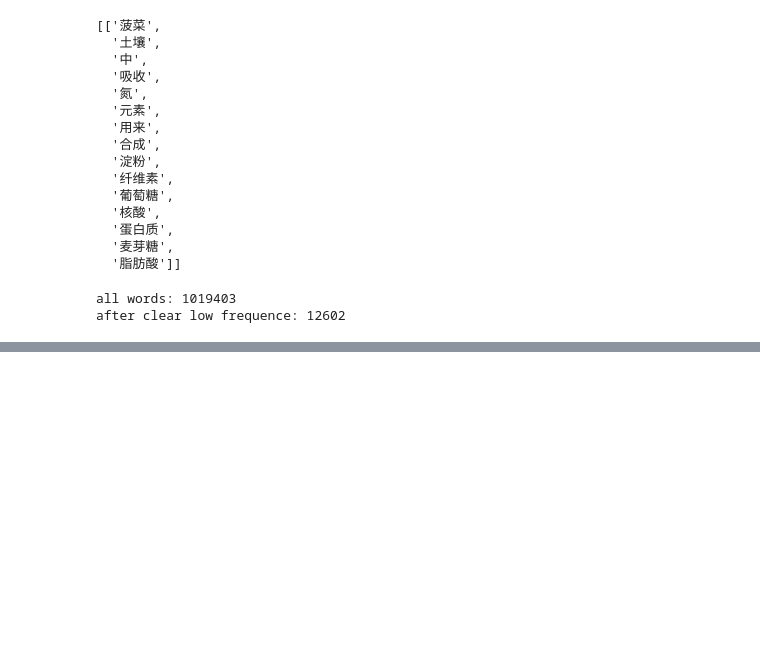
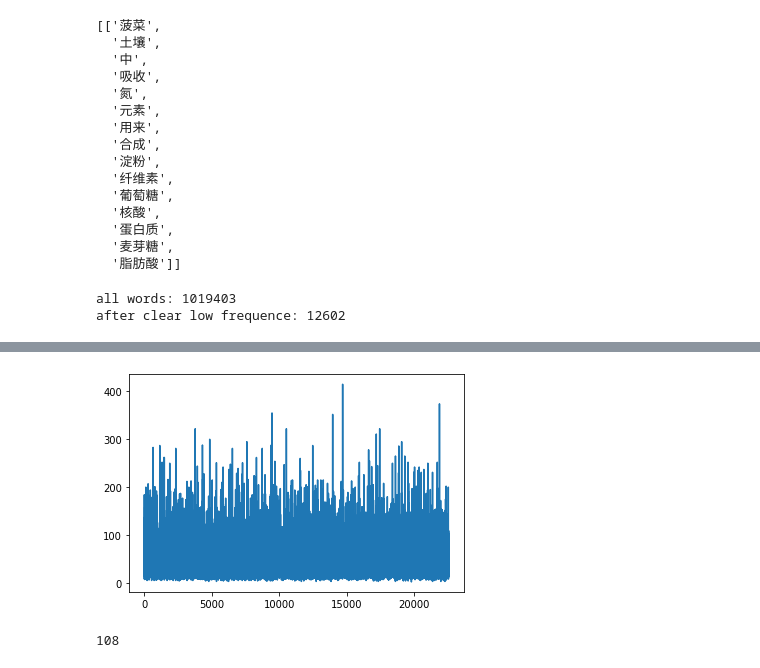
Before and after one commit to Crisescode/text-classification, a Jupyter notebook: textCNN/textCNN_chinese.ipynb, the cells around one changed output, grey strips where cells are left out. Cells and saved outputs as stored; diff of their text form; code cells hidden in the pictures; blank space fills up the shorter version.

```diff
--- a/textCNN/textCNN_chinese.ipynb
+++ b/textCNN/textCNN_chinese.ipynb
@@ -178,0 +236,2 @@ word2idx
+# %%
+df["subject"] = df["subject"].apply(labelToIndex)
@@ -178,0 +240,7 @@ word2idx
+# %%
+def contentToIndex(sentence, word2idx):
+    words = sentence.split(" ")
+    ids = [word2idx.get(word, word2idx["UNK"]) for word in words]
+    return ids
+# %%
+content_ids = df["content"].apply(lambda x:contentToIndex(x, word2idx))
@@ -178,0 +262,8 @@ word2idx
+# %%
+x = list(range(len(content_ids)))
+y = [len(w) for w in content_ids]
+# %%
+plt.plot(x, y)
+plt.show()
+# %% [output]
+[figure, added]
@@ -178,0 +275,5 @@ word2idx
+# %%
+train_x_max_len = get_max_len(df["content"])
+train_x_max_len
+# %% [output]
+108
```
Also changed, not shown: parts of 29 cells of this notebook.
